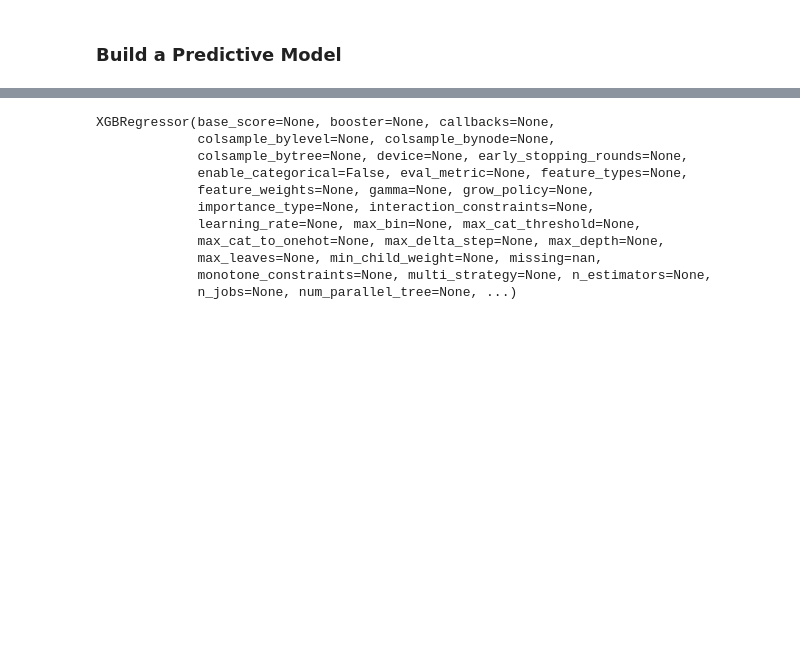
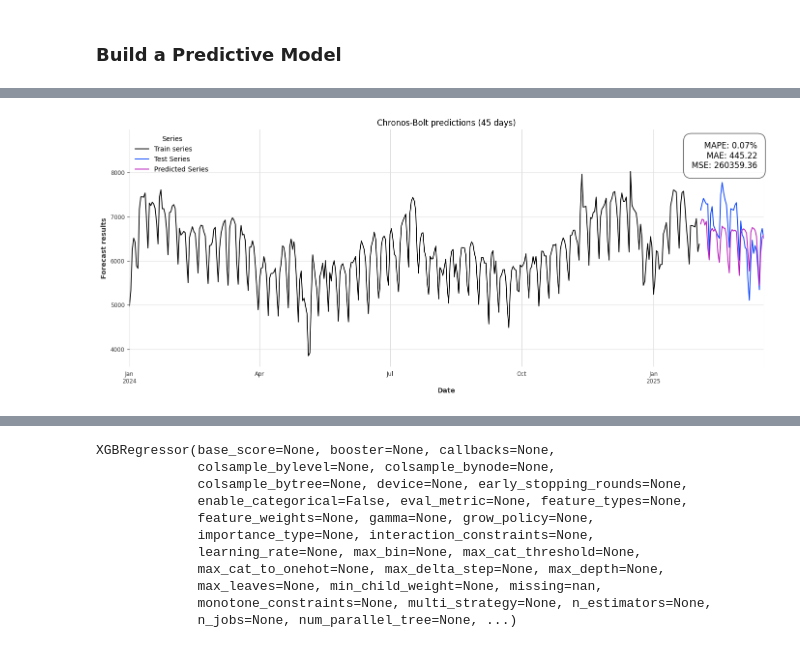
Before and after one commit to LogicCrafter99/completed_tasks, a Jupyter notebook: lecture 23/L23.time_series_forecasting.ipynb, the cells around one changed output, grey strips where cells are left out. Saved outputs shown, nothing was run; the diff lists cells and outputs as text; code cells hidden in the pictures; blank space fills up the shorter version.

```diff
--- a/lecture 23/L23.time_series_forecasting.ipynb
+++ b/lecture 23/L23.time_series_forecasting.ipynb
@@ -240 +247,11 @@ visualize_forecast(train_series, test_series, forecast_series, title="Facebook P
+# %%
+visualize_forecast(
+    train_series=train_series,
+    test_series=test_series,
+    forecast_series=forecast_series,
+    start ='2024-01-01',
+    title="Chronos-Bolt predictions (45 days)"
+)
+# %% [output]
+[figure, added]
 # %% [markdown]
```
Also changed, not shown: parts of 27 cells of this notebook.
